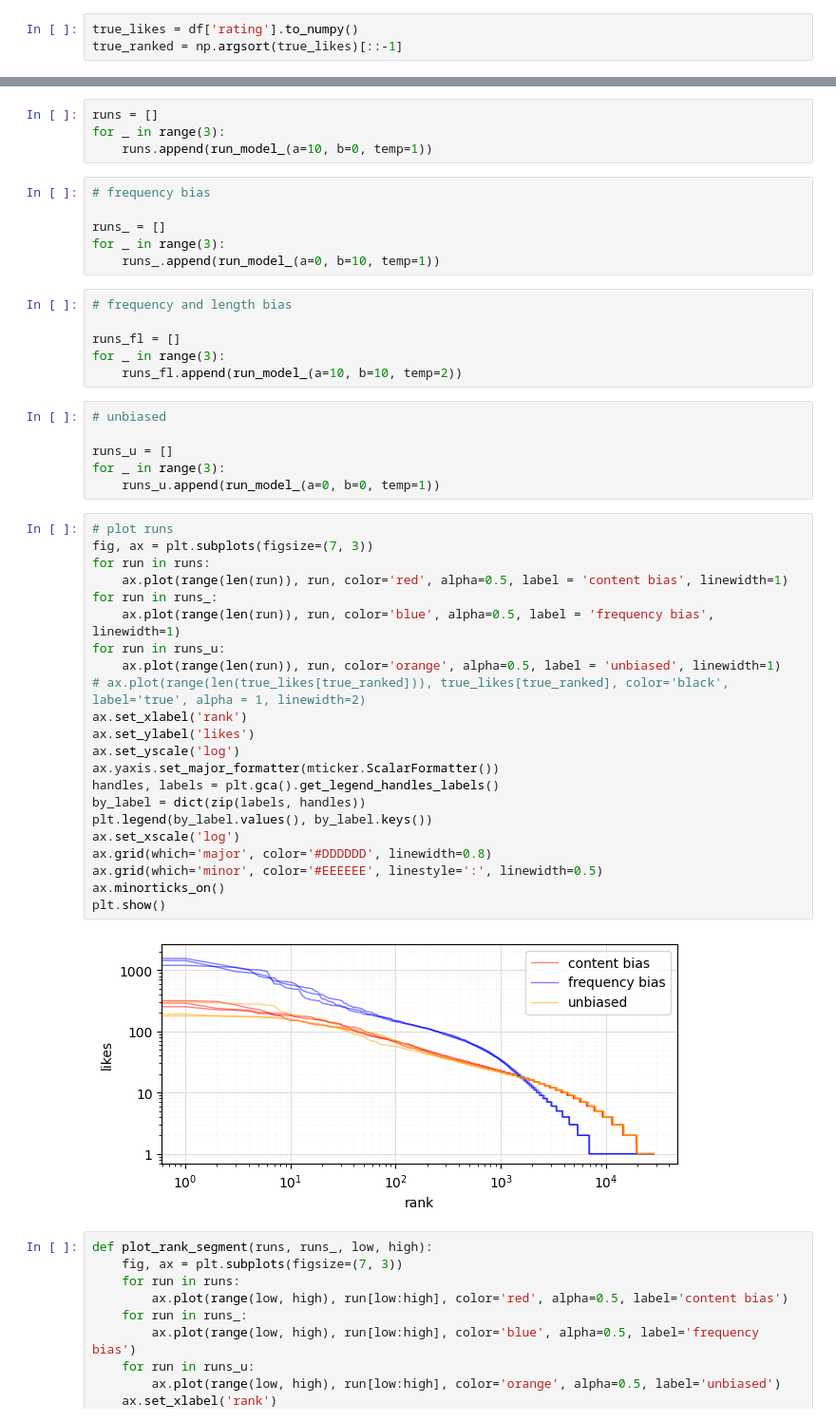
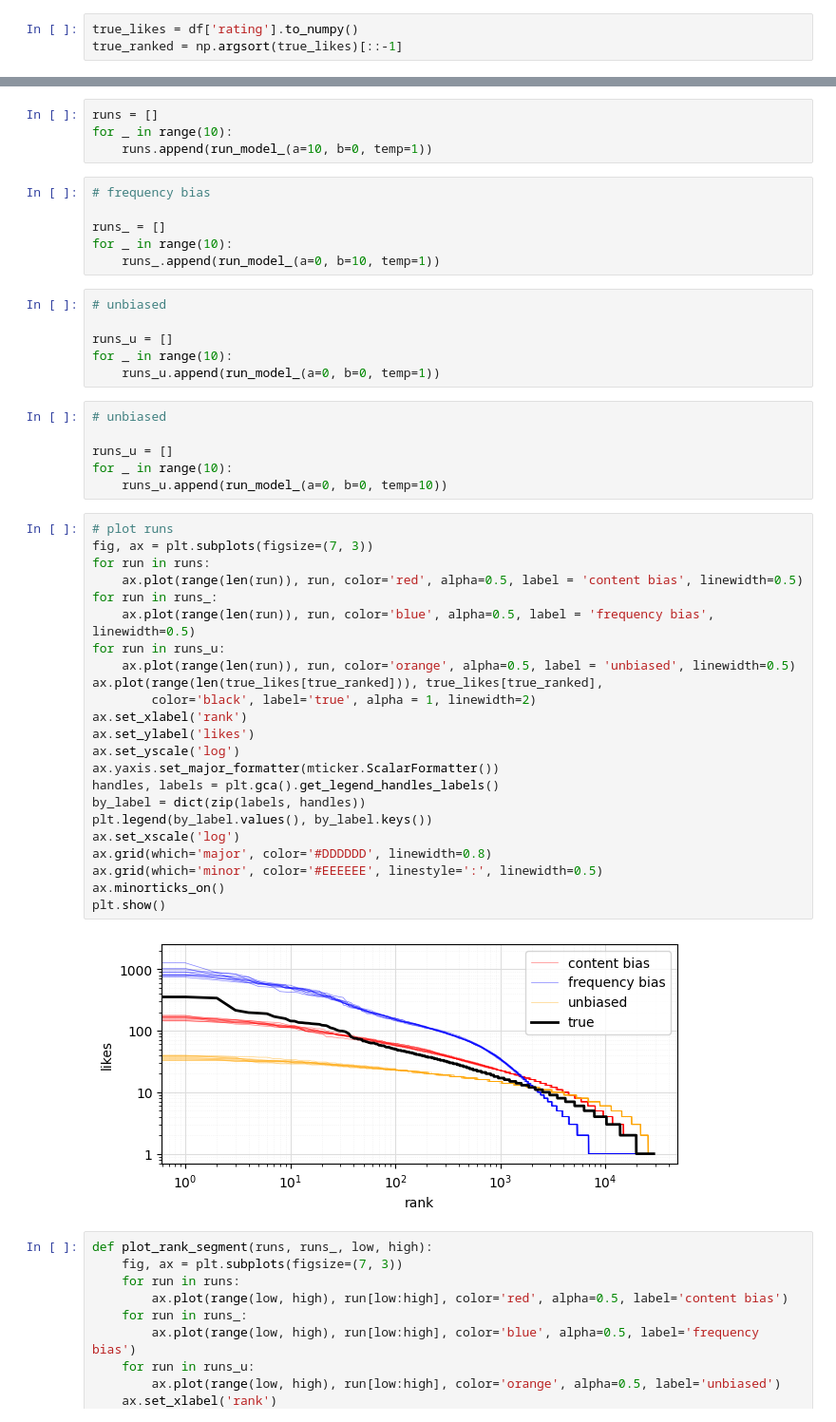
Before and after one commit to alexeykosh/2023-slovotvir-reuse-analysis, a Jupyter notebook: model.ipynb, the cells around one changed output, grey strips where cells are left out. Shown: that part at 95% size. Drawn from its saved outputs; the diff is of its cells as text.

```diff
--- a/model.ipynb
+++ b/model.ipynb
@@ -219,49 +268,50 @@ array([392., 354., 339., ...,   1.,   1.,   1.])
 # %%
 runs = []
-for _ in range(3):
+for _ in range(10):
     runs.append(run_model_(a=10, b=0, temp=1))
 # %%
 # frequency bias
 
 runs_ = []
-for _ in range(3):
+for _ in range(10):
     runs_.append(run_model_(a=0, b=10, temp=1))
 # %%
-# frequency and length bias
+# unbiased
 
-runs_fl = []
-for _ in range(3):
-    runs_fl.append(run_model_(a=10, b=10, temp=2))
+runs_u = []
+for _ in range(10):
+    runs_u.append(run_model_(a=0, b=0, temp=1))
 # %%
 # unbiased
 
 runs_u = []
-for _ in range(3):
-    runs_u.append(run_model_(a=0, b=0, temp=1))
+for _ in range(10):
+    runs_u.append(run_model_(a=0, b=0, temp=10))
 # %%
 # plot runs
 fig, ax = plt.subplots(figsize=(7, 3))
 for run in runs:
-    ax.plot(range(len(run)), run, color='red', alpha=0.5, label = 'content bias', linewidth=1)
+    ax.plot(range(len(run)), run, color='red', alpha=0.5, label = 'content bias', linewidth=0.5)
 for run in runs_:
-    ax.plot(range(len(run)), run, color='blue', alpha=0.5, label = 'frequency bias', linewidth=1)
+    ax.plot(range(len(run)), run, color='blue', alpha=0.5, label = 'frequency bias', linewidth=0.5)
 for run in runs_u:
-    ax.plot(range(len(run)), run, color='orange', alpha=0.5, label = 'unbiased', linewidth=1)
-# ax.plot(range(len(true_likes[true_ranked])), true_likes[true_ranked], color='black', label='true', alpha = 1, linewidth=2)
+    ax.plot(range(len(run)), run, color='orange', alpha=0.5, label = 'unbiased', linewidth=0.5)
+ax.plot(range(len(true_likes[true_ranked])), true_likes[true_ranked],
+        color='black', label='true', alpha = 1, linewidth=2)
 ax.set_xlabel('rank')
 ax.set_ylabel('likes')
 ax.set_yscale('log')
 ax.yaxis.set_major_formatter(mticker.ScalarFormatter())
 handles, labels = plt.gca().get_legend_handles_labels()
 by_label = dict(zip(labels, handles))
 plt.legend(by_label.values(), by_label.keys())
 ax.set_xscale('log')
 ax.grid(which='major', color='#DDDDDD', linewidth=0.8)
 ax.grid(which='minor', color='#EEEEEE', linestyle=':', linewidth=0.5)
 ax.minorticks_on()
 plt.show()
 # %% [output]
-[figure, old version]
+[figure, new version]
 # %%
 def plot_rank_segment(runs, runs_, low, high):
     fig, ax = plt.subplots(figsize=(7, 3))
```
Also changed, not shown: parts of 20 cells of this notebook.
